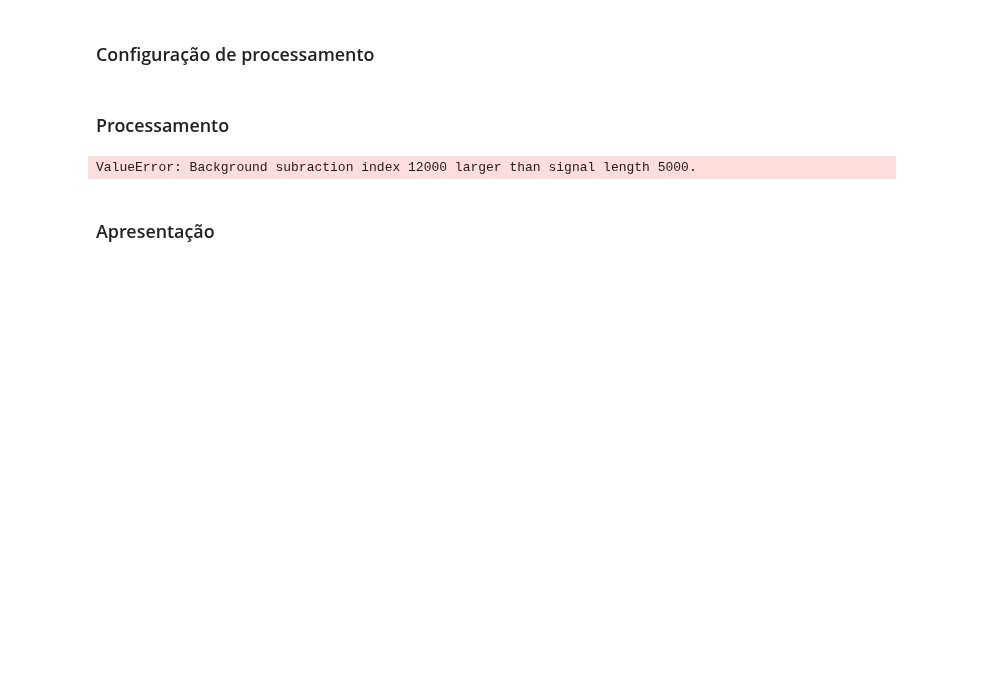
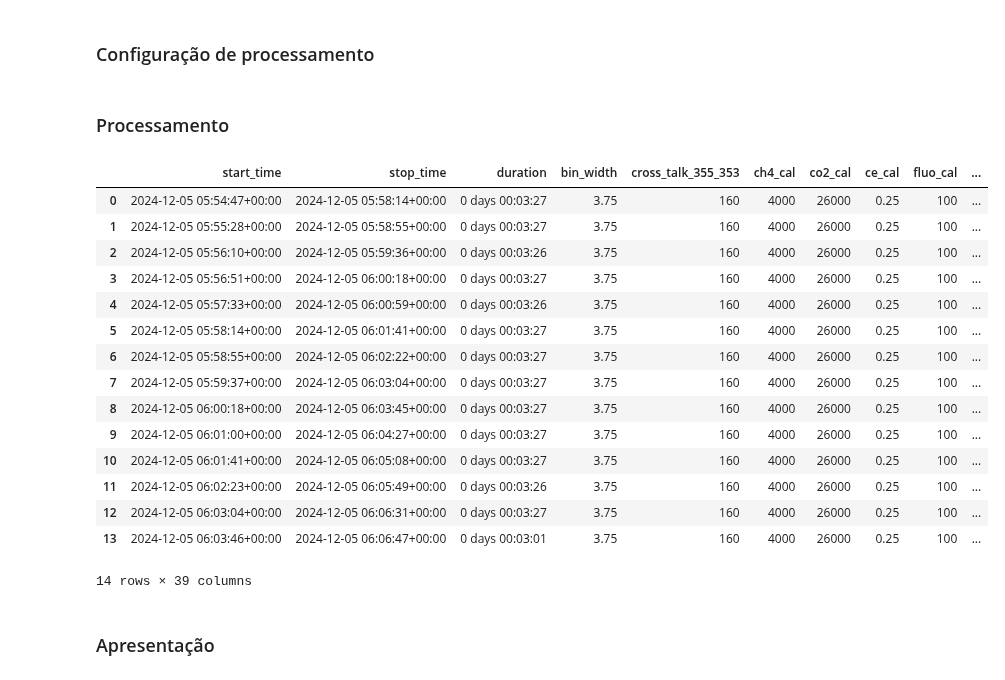
Before and after one commit to JairoRotava/lifa, a Jupyter notebook: notebooks/test_fames_processing.ipynb, the cells around one changed output. Drawn from its saved outputs; the diff is of its cells as text; code cells hidden in the pictures; blank space fills up the shorter version.

```diff
--- a/notebooks/test_fames_processing.ipynb
+++ b/notebooks/test_fames_processing.ipynb
@@ -69,12 +70,27 @@ config = {
 # %%
 # Junta arquivos em grupos e processa. Saida é um Dataframe pandas
 step = 1    # Passo para grupos de média
-size = 2   # Numero de arquivos sequencias para media
+size = 5  # Numero de arquivos sequencias para media
 reload(em)
 output = em.emissions_group(files, config=config, step=step, size=size)
 output
 # %% [output]
+|  | start_time | stop_time | duration | bin_width | cross_talk_355_353 | ch4_cal | co2_cal | ce_cal | fluo_cal | ... |
+| 0 | 2024-12-05 05:54:47+00:00 | 2024-12-05 05:58:14+00:00 | 0 days 00:03:27 | 3.75 | 160 | 4000 | 26000 | 0.25 | 100 | ... |
+| 1 | 2024-12-05 05:55:28+00:00 | 2024-12-05 05:58:55+00:00 | 0 days 00:03:27 | 3.75 | 160 | 4000 | 26000 | 0.25 | 100 | ... |
+| 2 | 2024-12-05 05:56:10+00:00 | 2024-12-05 05:59:36+00:00 | 0 days 00:03:26 | 3.75 | 160 | 4000 | 26000 | 0.25 | 100 | ... |
+| 3 | 2024-12-05 05:56:51+00:00 | 2024-12-05 06:00:18+00:00 | 0 days 00:03:27 | 3.75 | 160 | 4000 | 26000 | 0.25 | 100 | ... |
+| 4 | 2024-12-05 05:57:33+00:00 | 2024-12-05 06:00:59+00:00 | 0 days 00:03:26 | 3.75 | 160 | 4000 | 26000 | 0.25 | 100 | ... |
+| 5 | 2024-12-05 05:58:14+00:00 | 2024-12-05 06:01:41+00:00 | 0 days 00:03:27 | 3.75 | 160 | 4000 | 26000 | 0.25 | 100 | ... |
+| 6 | 2024-12-05 05:58:55+00:00 | 2024-12-05 06:02:22+00:00 | 0 days 00:03:27 | 3.75 | 160 | 4000 | 26000 | 0.25 | 100 | ... |
+| 7 | 2024-12-05 05:59:37+00:00 | 2024-12-05 06:03:04+00:00 | 0 days 00:03:27 | 3.75 | 160 | 4000 | 26000 | 0.25 | 100 | ... |
+| 8 | 2024-12-05 06:00:18+00:00 | 2024-12-05 06:03:45+00:00 | 0 days 00:03:27 | 3.75 | 160 | 4000 | 26000 | 0.25 | 100 | ... |
+| 9 | 2024-12-05 06:01:00+00:00 | 2024-12-05 06:04:27+00:00 | 0 days 00:03:27 | 3.75 | 160 | 4000 | 26000 | 0.25 | 100 | ... |
+| 10 | 2024-12-05 06:01:41+00:00 | 2024-12-05 06:05:08+00:00 | 0 days 00:03:27 | 3.75 | 160 | 4000 | 26000 | 0.25 | 100 | ... |
+| 11 | 2024-12-05 06:02:23+00:00 | 2024-12-05 06:05:49+00:00 | 0 days 00:03:26 | 3.75 | 160 | 4000 | 26000 | 0.25 | 100 | ... |
+| 12 | 2024-12-05 06:03:04+00:00 | 2024-12-05 06:06:31+00:00 | 0 days 00:03:27 | 3.75 | 160 | 4000 | 26000 | 0.25 | 100 | ... |
+| 13 | 2024-12-05 06:03:46+00:00 | 2024-12-05 06:06:47+00:00 | 0 days 00:03:01 | 3.75 | 160 | 4000 | 26000 | 0.25 | 100 | ... |
-ValueError: Background subraction index 12000 larger than signal length 5000.
+14 rows × 39 columns
 # %% [markdown]
 ### Apresentação
 # %%
```
Also changed, not shown: parts of 7 cells of this notebook, 2 other files.
